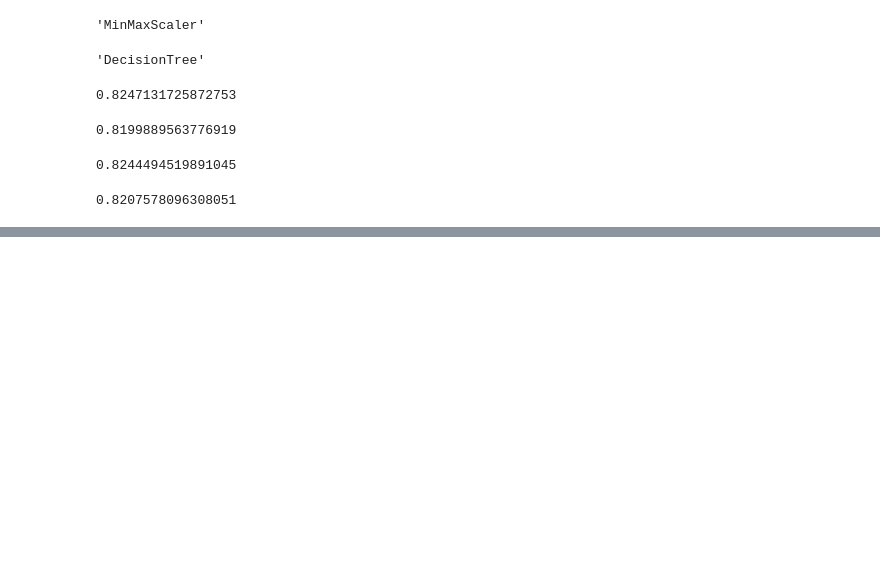
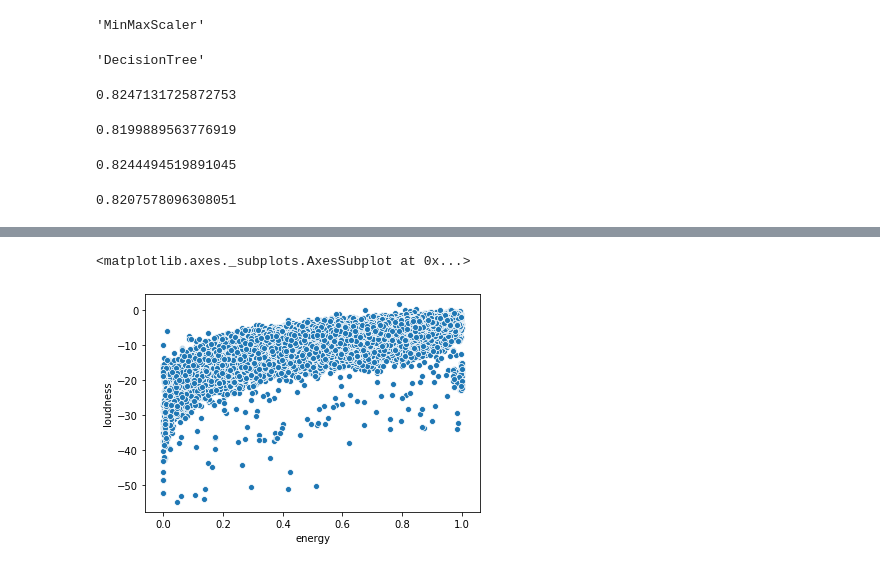
Before and after one commit to Ioana-P/Spotify_Billboard_prediction, a Jupyter notebook: eda1.ipynb, the cells around one changed output, grey strips where cells are left out. Cells and saved outputs as stored; diff of their text form; code cells hidden in the pictures; blank space fills up the shorter version.

```diff
--- a/eda1.ipynb
+++ b/eda1.ipynb
@@ -629,0 +735,5 @@ array([2, 3])
+# %%
+sns.scatterplot(vis_df.energy, vis_df.loudness)
+# %% [output]
+<matplotlib.axes._subplots.AxesSubplot at 0x...>
+[figure, added]
```
Also changed, not shown: parts of 33 cells of this notebook, 2 other files.
